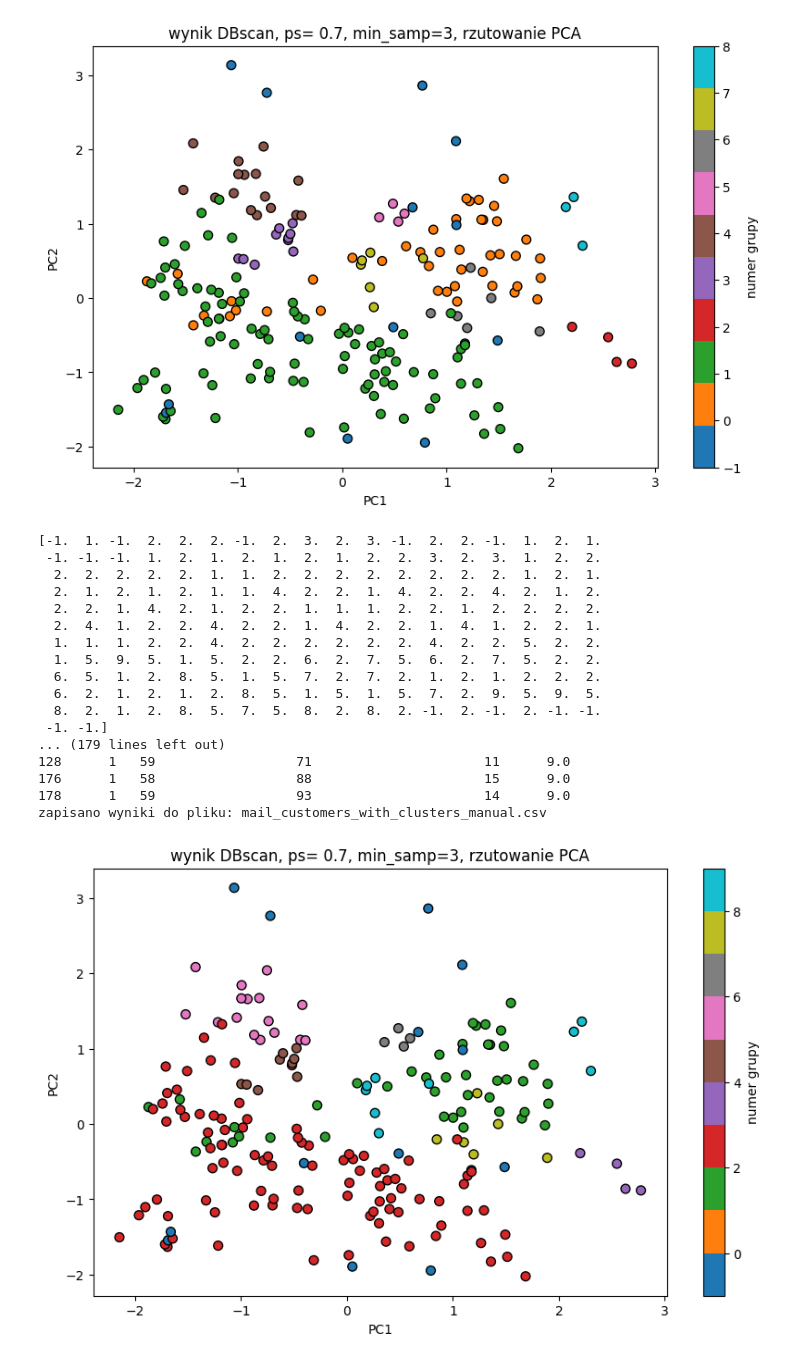
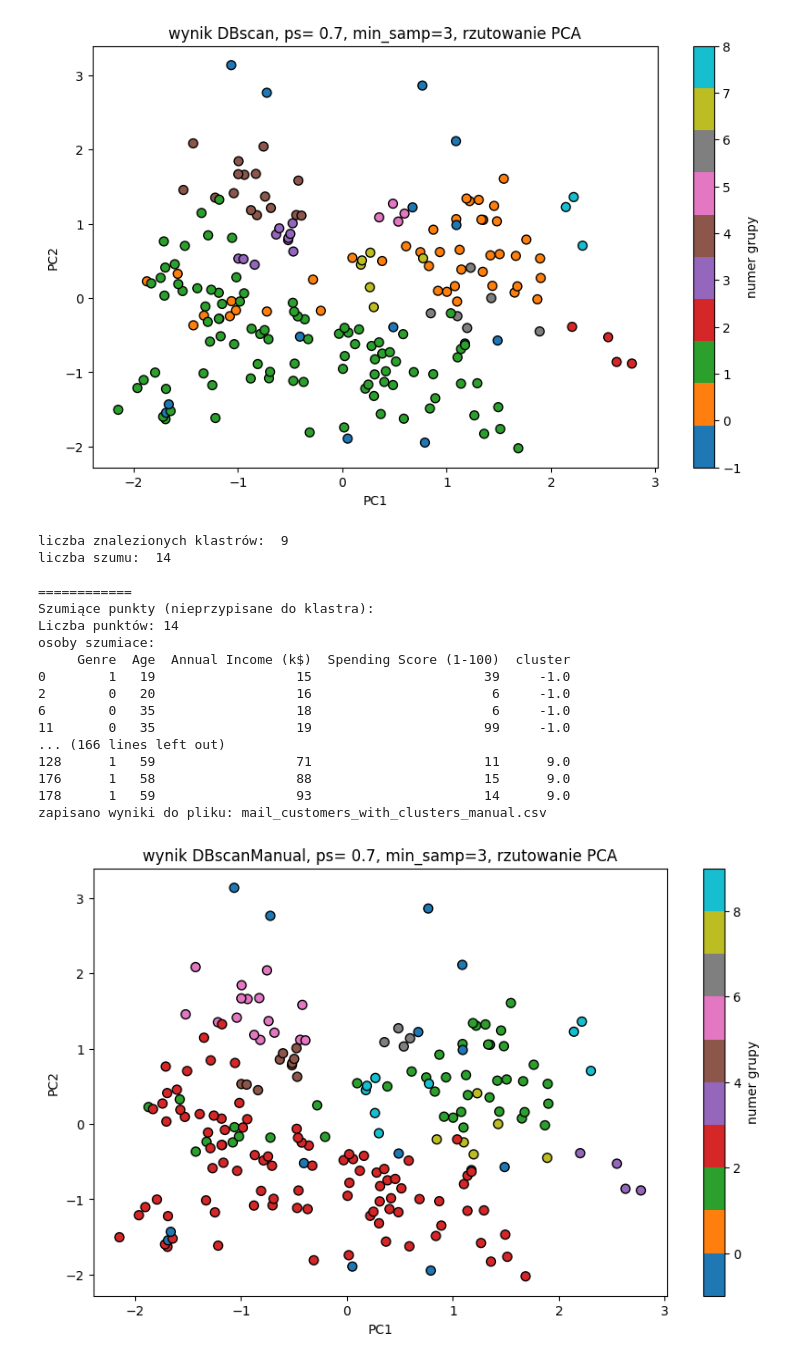
Before and after one commit to marlenawojcik/ML, a Jupyter notebook: DBSCAN.ipynb, the cells around one changed output. Cells and saved outputs as stored; diff of their text form; code cells hidden in the pictures.

```diff
--- a/DBSCAN.ipynb
+++ b/DBSCAN.ipynb
@@ -83,7 +77,7 @@ pierwsze 5 wierszy danych numeryczne:  [[ 1 19 15 39]
  [ 0 23 16 77]
  [ 0 31 17 40]]
 # %%
-#dobr parametru eps
+#dobór parametru eps
 min_samples = 3
 neigh = NearestNeighbors(n_neighbors=min_samples)
 nbrs = neigh.fit(X_scaled)
@@ -98,7 +92,7 @@ plt.ylabel('odleglosc do {min_samples}-ego sąsiada')
 plt.grid(True)
 #plt.show()
 
-eps= 0.70 # na podstawie wykresu
+eps= 0.7 # na podstawie wykresu
 # %% [output]
 [figure]
 # %%
@@ -208,42 +206,45 @@ def dbscan_manual(X, eps, min_samples):
     return labels
 # %%
 #manualne uruchomienie
-labels = dbscan_manual(X_scaled, eps, min_samples)
-
-print(labels)
+labels2 = dbscan_manual(X_scaled, eps, min_samples)
 #labels - tablica z numerami klastrów dla każdego punktu w zbioerze, jeśli jest -1 to oznacza że punkt jst szumm
-unique_labels=set(labels)
+unique_labels=set(labels2)
 n_clusters= len(unique_labels)-(1 if -1 in unique_labels else 0)
-n_noise = list(labels).count(-1)
+n_noise = list(labels2).count(-1)
 print("liczba znalezionych klastrów: ", n_clusters)
-print("etykiety klastroW: ", unique_labels)
 print("liczba szumu: ",n_noise)
 #dodanie etykiet do danych i zapis
-df['cluster'] = labels
+df['cluster'] = labels2
 for cluster in sorted(unique_labels):
     print("\n============")
-    print(f"Klaster {cluster}")
+    if cluster == -1:
+        print("Szumiące punkty (nieprzypisane do klastra):")
+    else:
+        print(f"Klaster {cluster}")
     cluster_points=df[df['cluster']==cluster]
     print("Liczba punktów:", len(cluster_points))
-    print("osoby w klastrze: ")
+    if cluster == -1:
+        print("osoby szumiace: ")
+    else:
+        print("osoby w klastrze: ")
     print(cluster_points)
 output_file = "mail_customers_with_clusters_manual.csv"
 df.to_csv(output_file, index = False)
 print("zapisano wyniki do pliku: {}".format(output_file))
 # %% [output]
-[-1.  1. -1.  2.  2.  2. -1.  2.  3.  2.  3. -1.  2.  2. -1.  1.  2.  1.
- -1. -1. -1.  1.  2.  1.  2.  1.  2.  1.  2.  2.  3.  2.  3.  1.  2.  2.
-  2.  2.  2.  2.  2.  1.  1.  2.  2.  2.  2.  2.  2.  2.  2.  1.  2.  1.
-  2.  1.  2.  1.  2.  1.  1.  4.  2.  2.  1.  4.  2.  2.  4.  2.  1.  2.
-  2.  2.  1.  4.  2.  1.  2.  2.  1.  1.  1.  2.  2.  1.  2.  2.  2.  2.
-  2.  4.  1.  2.  2.  4.  2.  2.  1.  4.  2.  2.  1.  4.  1.  2.  2.  1.
-  1.  1.  1.  2.  2.  4.  2.  2.  2.  2.  2.  2.  4.  2.  2.  5.  2.  2.
-  1.  5.  9.  5.  1.  5.  2.  2.  6.  2.  7.  5.  6.  2.  7.  5.  2.  2.
-  6.  5.  1.  2.  8.  5.  1.  5.  7.  2.  7.  2.  1.  2.  1.  2.  2.  2.
-  6.  2.  1.  2.  1.  2.  8.  5.  1.  5.  1.  5.  7.  2.  9.  5.  9.  5.
-  8.  2.  1.  2.  8.  5.  7.  5.  8.  2.  8.  2. -1.  2. -1.  2. -1. -1.
- -1. -1.]
-... (179 lines left out)
+liczba znalezionych klastrów:  9
+liczba szumu:  14
+
+============
+Szumiące punkty (nieprzypisane do klastra):
+Liczba punktów: 14
+osoby szumiace:
+     Genre  Age  Annual Income (k$)  Spending Score (1-100)  cluster
+0        1   19                  15                      39     -1.0
+2        0   20                  16                       6     -1.0
+6        0   35                  18                       6     -1.0
+11       0   35                  19                      99     -1.0
+... (166 lines left out)
 128      1   59                  71                      11      9.0
 176      1   58                  88                      15      9.0
 178      1   59                  93                      14      9.0
@@ -251,15 +252,15 @@ zapisano wyniki do pliku: mail_customers_with_clusters_manual.csv
 # %%
 
 #wizualizacja - redukcja wymiaru do 2D za pomocą pca
 pca=  PCA(n_components = 2)
 X_pca = pca.fit_transform(X_scaled)
 plt.figure(figsize=(10,6))
-scatter= plt.scatter(X_pca[:,0],X_pca[:,1], c=labels, cmap='tab10', edgecolors='k', s=50)
+scatter= plt.scatter(X_pca[:,0],X_pca[:,1], c=labels2, cmap='tab10', edgecolors='k', s=50)
 plt.colorbar(scatter, label='numer grupy')
 plt.xlabel('PC1')
 plt.ylabel('PC2')
-plt.title('wynik DBscan, ps= {}, min_samp={}, rzutowanie PCA'.format(eps, min_samples))
+plt.title('wynik DBscanManual, ps= {}, min_samp={}, rzutowanie PCA'.format(eps, min_samples))
 plt.show()
 # %% [output]
-[figure, old version]
+[figure, new version]
 # %%
```
Also changed, not shown: parts of 6 cells of this notebook, 1 other file.
